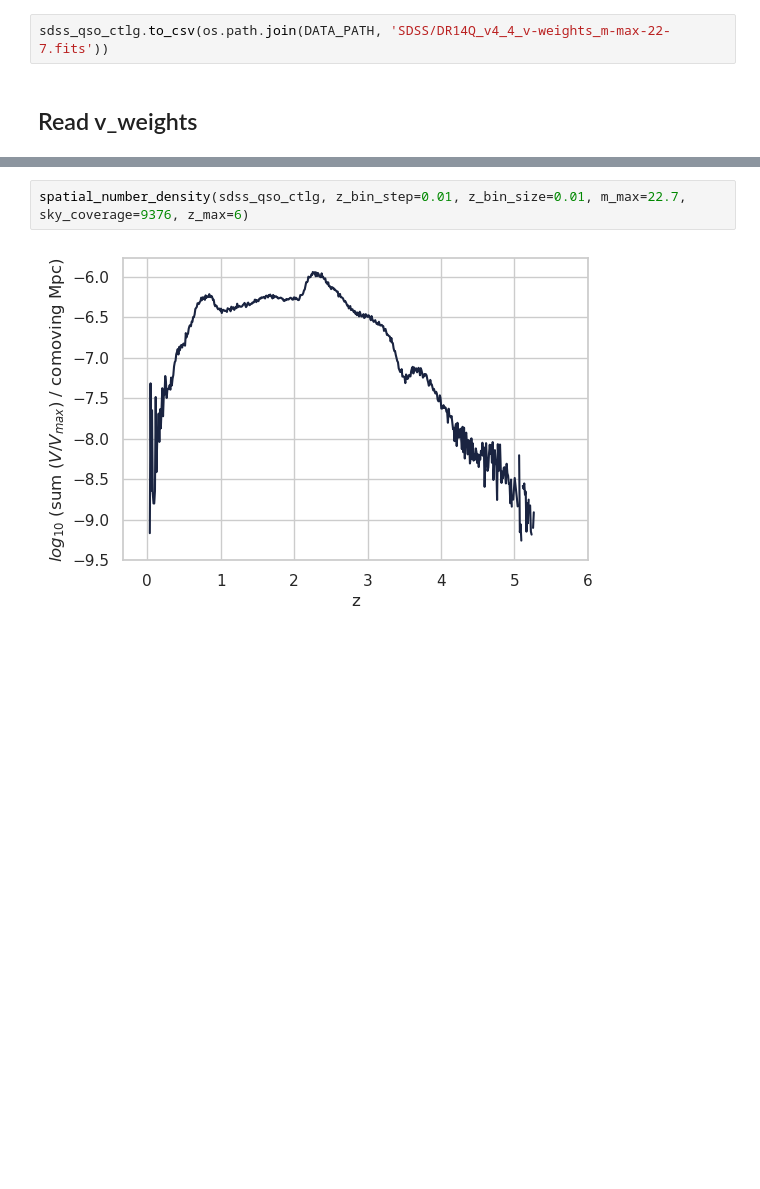
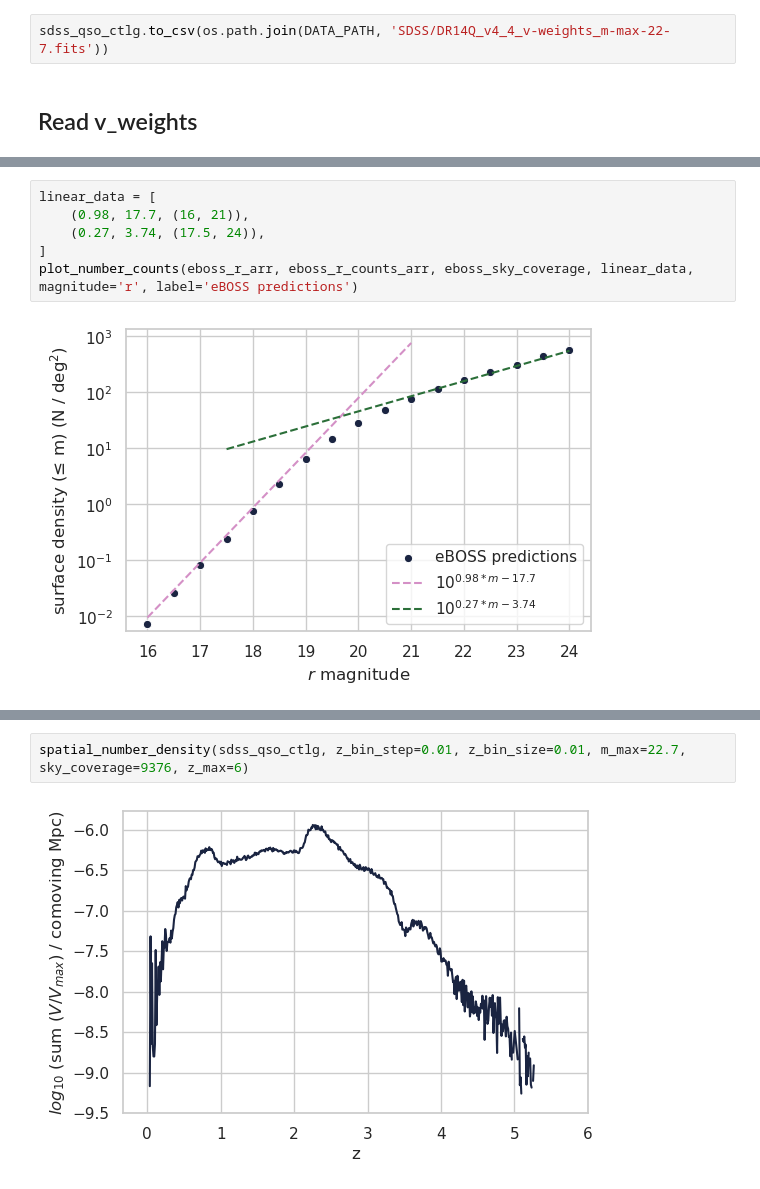
Before and after one commit to snakoneczny/kids-quasars, a Jupyter notebook: notebooks/analysis_number_counts.ipynb, the cells around one changed output, grey strips where cells are left out. Drawn from its saved outputs; the diff is of its cells as text; blank space fills up the shorter version.

```diff
--- a/notebooks/analysis_number_counts.ipynb
+++ b/notebooks/analysis_number_counts.ipynb
@@ -81,0 +186,8 @@ sdss_qso_ctlg['v_weight'].mean()
+# %%
+linear_data = [
+    (0.98, 17.7, (16, 21)),
+    (0.27, 3.74, (17.5, 24)),
+]
+plot_number_counts(eboss_r_arr, eboss_r_counts_arr, eboss_sky_coverage, linear_data, magnitude='r', label='eBOSS predictions')
+# %% [output]
+[figure, added]
```
Also changed, not shown: parts of 29 cells of this notebook, 7 other files.
